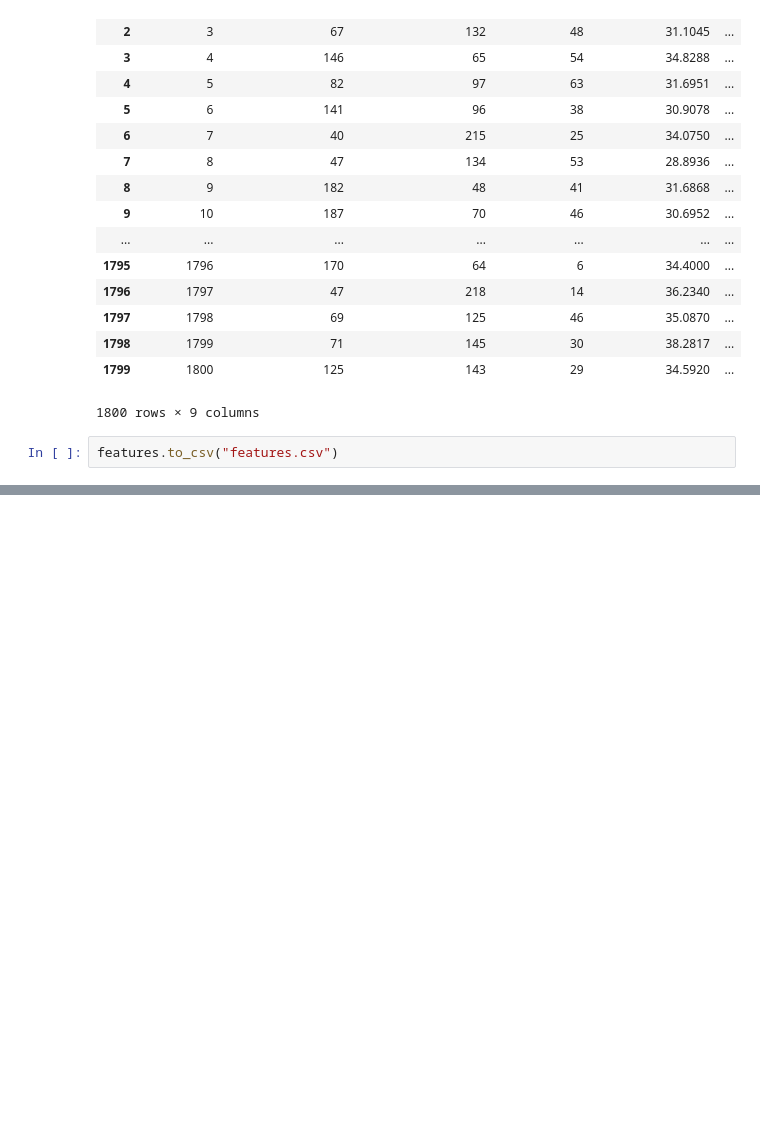
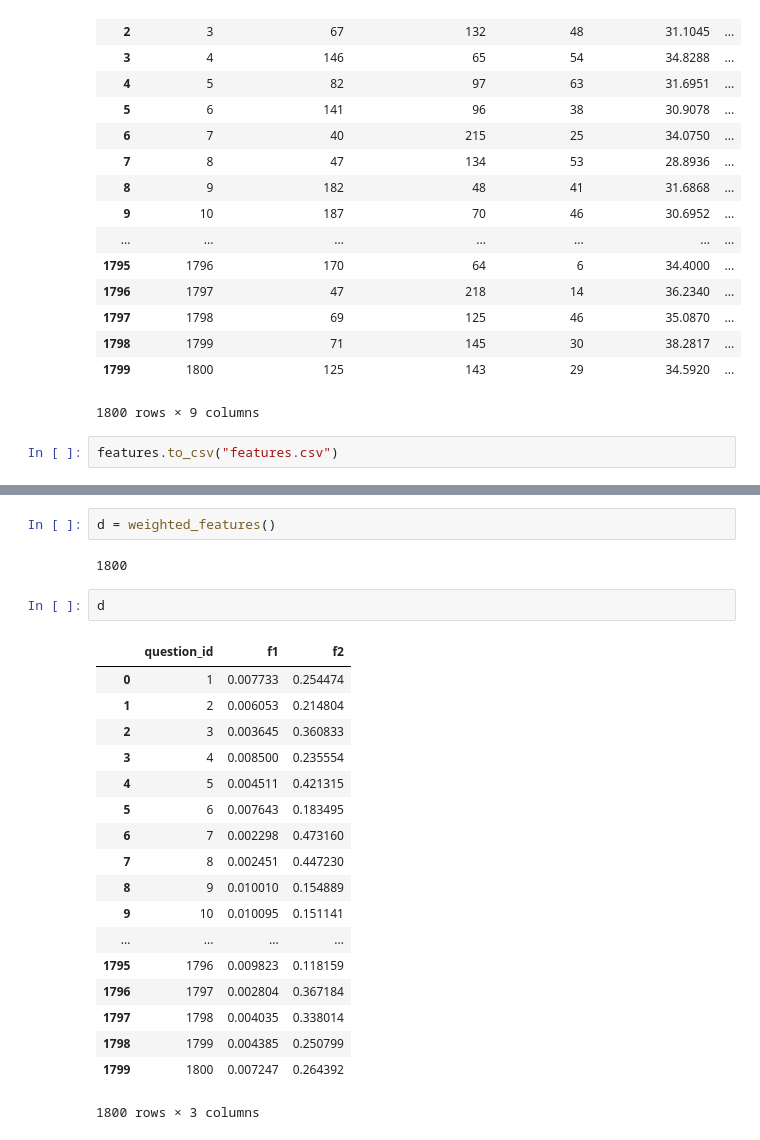
Before and after one commit to anuj2110/Auto-Tagging-Algorithm-Personal, a Jupyter notebook: DATA PREPARATION.ipynb, the cells around one changed output, grey strips where cells are left out. Drawn from its saved outputs; the diff is of its cells as text; blank space fills up the shorter version.

```diff
--- a/DATA PREPARATION.ipynb
+++ b/DATA PREPARATION.ipynb
@@ -505,0 +593,25 @@ features.to_csv("features.csv")
+# %%
+d = weighted_features()
+# %% [output]
+1800
+# %%
+d
+# %% [output]
+|  | question_id | f1 | f2 |
+| 0 | 1 | 0.007733 | 0.254474 |
+| 1 | 2 | 0.006053 | 0.214804 |
+| 2 | 3 | 0.003645 | 0.360833 |
+| 3 | 4 | 0.008500 | 0.235554 |
+| 4 | 5 | 0.004511 | 0.421315 |
+| 5 | 6 | 0.007643 | 0.183495 |
+| 6 | 7 | 0.002298 | 0.473160 |
+| 7 | 8 | 0.002451 | 0.447230 |
+| 8 | 9 | 0.010010 | 0.154889 |
+| 9 | 10 | 0.010095 | 0.151141 |
+| ... | ... | ... | ... |
+| 1795 | 1796 | 0.009823 | 0.118159 |
+| 1796 | 1797 | 0.002804 | 0.367184 |
+| 1797 | 1798 | 0.004035 | 0.338014 |
+| 1798 | 1799 | 0.004385 | 0.250799 |
+| 1799 | 1800 | 0.007247 | 0.264392 |
+1800 rows × 3 columns
```
Also changed, not shown: parts of 23 cells of this notebook.
